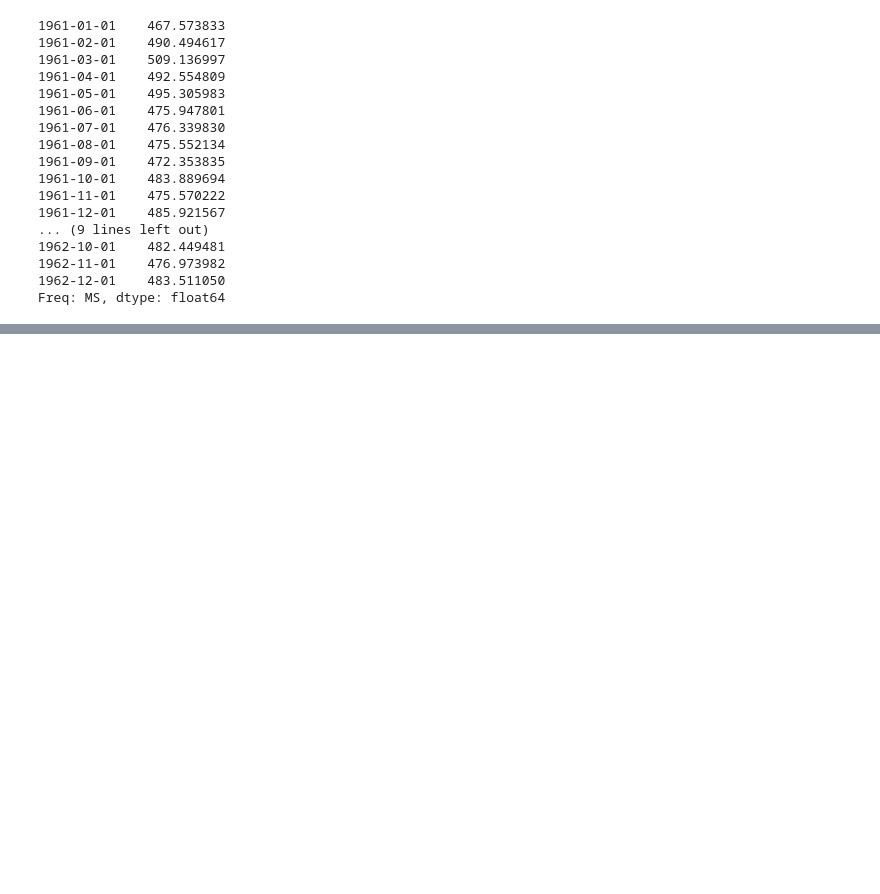
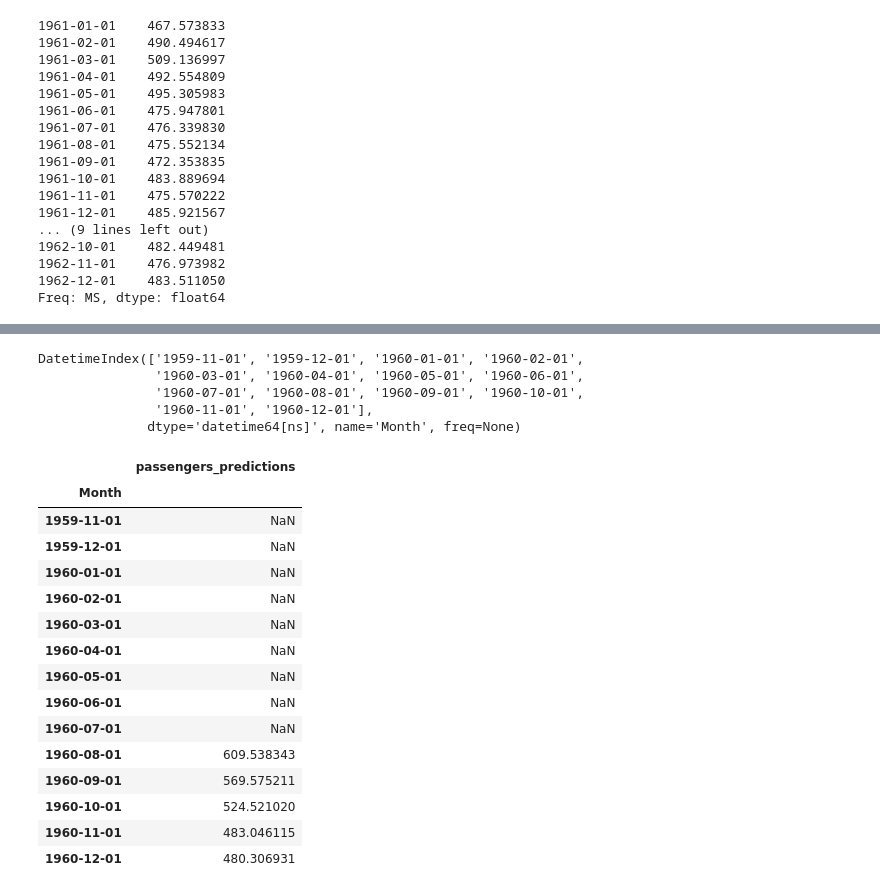
Before and after one commit to Diegoeverton/Estudo-Machine-Learning, a Jupyter notebook: series_temporais.ipynb, the cells around one changed output, grey strips where cells are left out. Drawn from its saved outputs; the diff is of its cells as text; code cells hidden in the pictures; blank space fills up the shorter version.

```diff
--- a/series_temporais.ipynb
+++ b/series_temporais.ipynb
@@ -160,0 +195,29 @@ Freq: MS, dtype: float64
+# %%
+test.index
+# %% [output]
+DatetimeIndex(['1959-11-01', '1959-12-01', '1960-01-01', '1960-02-01',
+               '1960-03-01', '1960-04-01', '1960-05-01', '1960-06-01',
+               '1960-07-01', '1960-08-01', '1960-09-01', '1960-10-01',
+               '1960-11-01', '1960-12-01'],
+              dtype='datetime64[ns]', name='Month', freq=None)
+# %%
+prediction = pd.DataFrame(model2.predict(n_periods=14), index=test.index)
+prediction.columns= ['passengers_predictions']
+prediction
+# %% [output]
+|  | passengers_predictions |
+| Month |  |
+| 1959-11-01 | NaN |
+| 1959-12-01 | NaN |
+| 1960-01-01 | NaN |
+| 1960-02-01 | NaN |
+| 1960-03-01 | NaN |
+| 1960-04-01 | NaN |
+| 1960-05-01 | NaN |
+| 1960-06-01 | NaN |
+| 1960-07-01 | NaN |
+| 1960-08-01 | 609.538343 |
+| 1960-09-01 | 569.575211 |
+| 1960-10-01 | 524.521020 |
+| 1960-11-01 | 483.046115 |
+| 1960-12-01 | 480.306931 |
```
Also changed, not shown: parts of 10 cells of this notebook.
